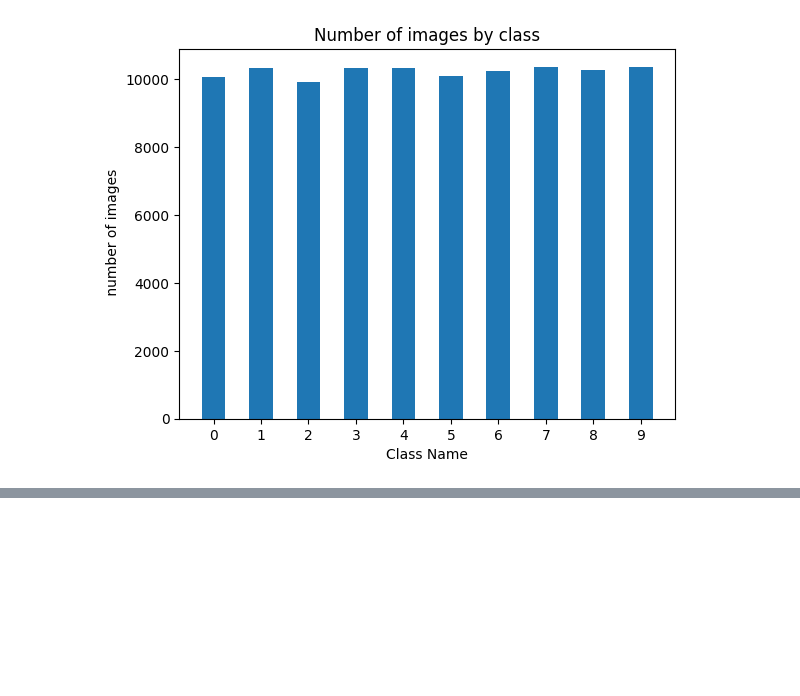
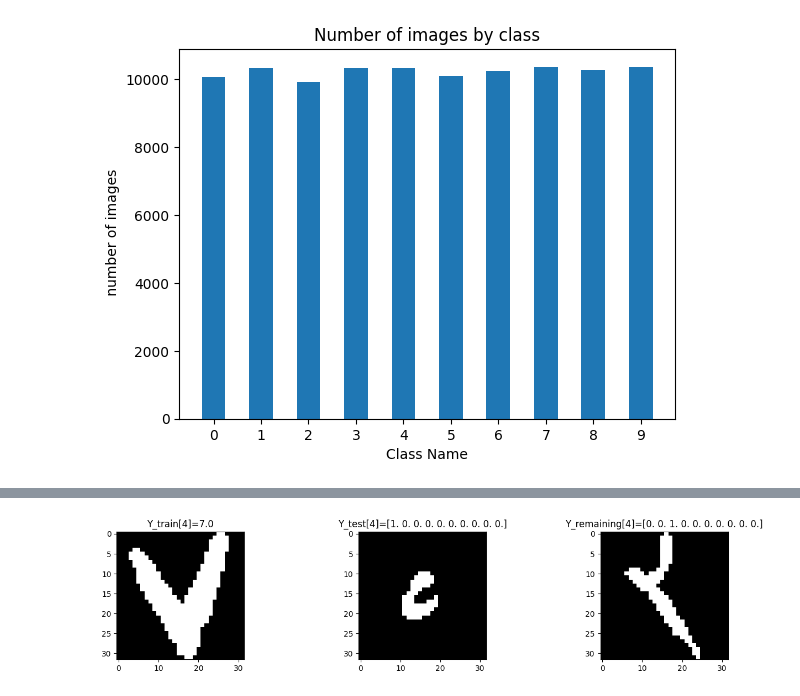
Before and after one commit to Iranopensourceai/Classification-of-Persian-HandWritten-Digits, a Jupyter notebook: Classification.ipynb, the cells around one changed output, grey strips where cells are left out. Cells and saved outputs as stored; diff of their text form; code cells hidden in the pictures; blank space fills up the shorter version.

```diff
--- a/Classification.ipynb
+++ b/Classification.ipynb
@@ -89,0 +226,21 @@ plt.show()
+# %%
+#EDA part
+#show some image samples
+# we consider i=4 samples in train, test and remaining
+
+fig = plt.figure(figsize=(16, 3))
+fig.add_subplot(1,3,1)
+plt.title('Y_train[4]=' + str(Y_train[4]))
+plt.imshow(X_train[4].reshape([32,32]), cmap='gray')
+
+fig.add_subplot(1,3,2)
+plt.title('Y_test[4]=' + str(Y_test[4]))
+plt.imshow(X_test[4].reshape([32,32]), cmap='gray')
+
+fig.add_subplot(1,3,3)
+plt.title('Y_remaining[4]=' + str(Y_remaining[4]))
+plt.imshow(X_remaining[4].reshape([32,32]), cmap='gray')
+
+plt.show()
+# %% [output]
+[figure, added]
```
Also changed, not shown: parts of 4 cells of this notebook.
